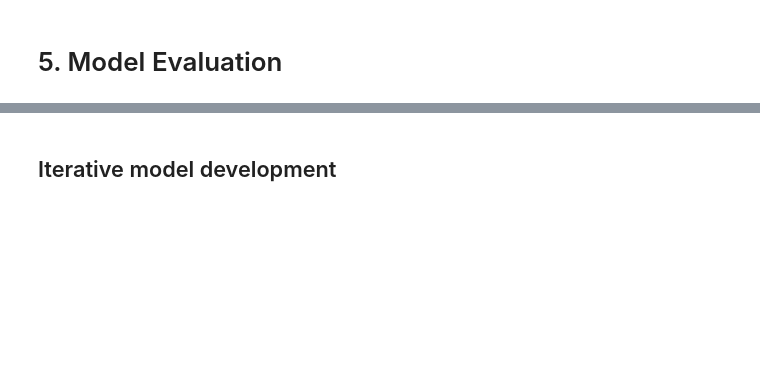
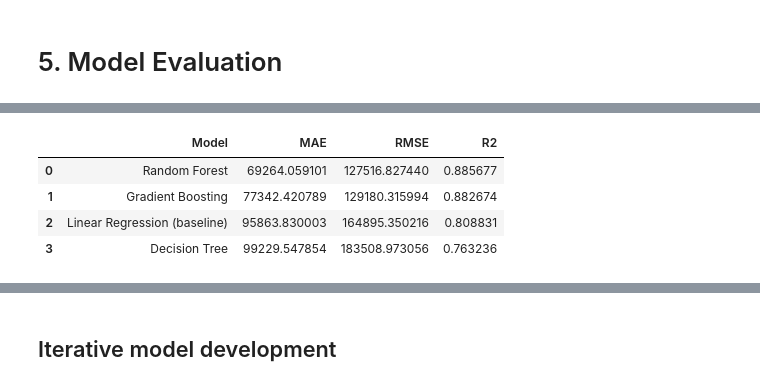
Before and after one commit to jovan210/housing-price-predictor, a Jupyter notebook: jovan_lau/houseprice_prediction.ipynb, the cells around one changed output, grey strips where cells are left out. Drawn from its saved outputs; the diff is of its cells as text; code cells hidden in the pictures; blank space fills up the shorter version.

Commit message:
model evaluation, did comparison table

```diff
--- a/jovan_lau/houseprice_prediction.ipynb
+++ b/jovan_lau/houseprice_prediction.ipynb
@@ -353,0 +396,30 @@ y_pred_gbt  = gbt.predict(X_test)
+# %%
+## Make model comparison table (quantitative comparison)
+import pandas as pd
+
+comparison = pd.DataFrame({
+    'Model': ['Linear Regression (baseline)', 'Decision Tree',
+              'Random Forest', 'Gradient Boosting'],
+    'MAE':  [mean_absolute_error(y_test, y_pred_linr),
+             mean_absolute_error(y_test, y_pred_dt),
+             mean_absolute_error(y_test, y_pred_rf),
+             mean_absolute_error(y_test, y_pred_gbt)],
+    'RMSE': [root_mean_squared_error(y_test, y_pred_linr),
+             root_mean_squared_error(y_test, y_pred_dt),
+             root_mean_squared_error(y_test, y_pred_rf),
+             root_mean_squared_error(y_test, y_pred_gbt)],
+    'R2':   [r2_score(y_test, y_pred_linr),
+             r2_score(y_test, y_pred_dt),
+             r2_score(y_test, y_pred_rf),
+             r2_score(y_test, y_pred_gbt)],
+})
+
+## Sort best-to-worst by R2
+comparison = comparison.sort_values('R2', ascending=False).reset_index(drop=True)
+comparison
+# %% [output]
+|  | Model | MAE | RMSE | R2 |
+| 0 | Random Forest | 69264.059101 | 127516.827440 | 0.885677 |
+| 1 | Gradient Boosting | 77342.420789 | 129180.315994 | 0.882674 |
+| 2 | Linear Regression (baseline) | 95863.830003 | 164895.350216 | 0.808831 |
+| 3 | Decision Tree | 99229.547854 | 183508.973056 | 0.763236 |
```
Also changed, not shown: parts of 6 cells of this notebook.
